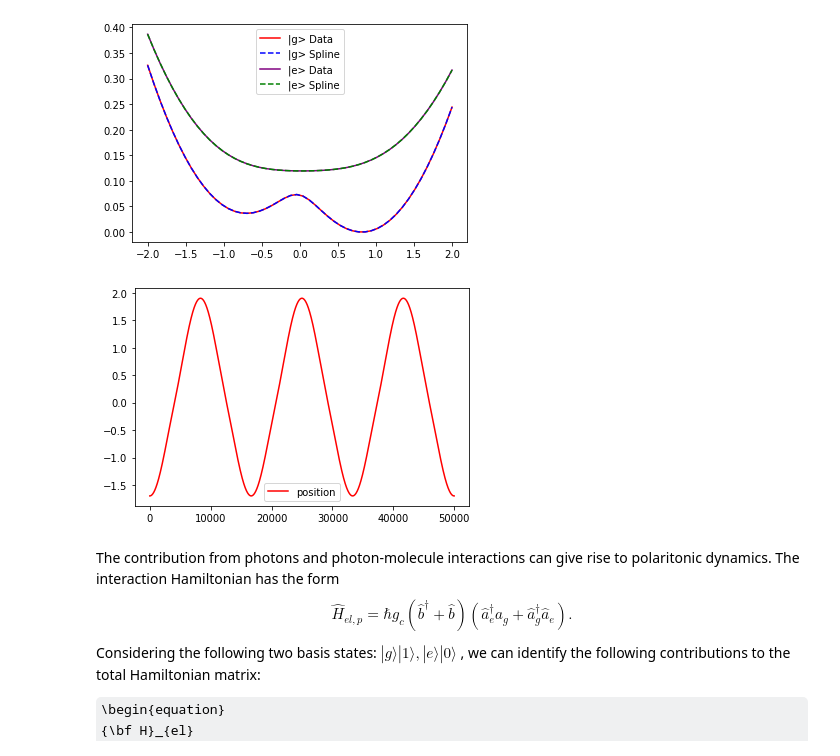
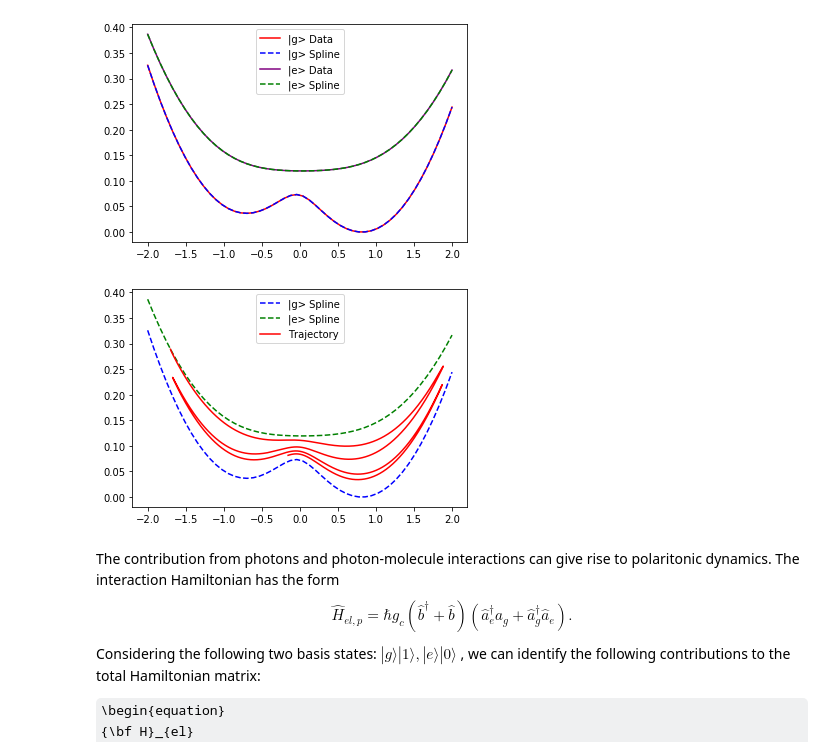
Before and after one commit to FoleyLab/PyCQED, a Jupyter notebook: Polariton_Hamiltonian.ipynb, the cells around one changed output. Drawn from its saved outputs; the diff is of its cells as text; code cells hidden in the pictures; some formulas as TeX source.

Commit message:
added electronic updates

```diff
--- a/Polariton_Hamiltonian.ipynb
+++ b/Polariton_Hamiltonian.ipynb
@@ -186,10 +186,7 @@ plt.show()
 # %% [output]
 [figure]
 # %%
-def VelocityVerlet(g_spline, e_spline, c_g, c_e, mass, r_curr, v_curr, dt):
-    ### get p_g and p_e
-    p_g = np.conj(c_g) * c_g
-    p_e = np.conj(c_e) * c_e
+def VelocityVerlet(g_spline, e_spline, p_g, p_e, mass, r_curr, v_curr, dt):
     ### compute acceleration ... first we need force
     F_curr = -1 * p_g * g_spline(r_curr) - p_e * e_spline(r_curr)
     ### now get acceleration from a = F/m
@@ -208,28 +310,51 @@ def VelocityVerlet(g_spline, e_spline, c_g, c_e, mass, r_curr, v_curr, dt):
 # %%
 M = 1009883
 ri = -1.7
 vi = 0.
-dt = 1.
-c_g = np.sqrt(5/9)
-c_e = np.sqrt(4/9)
+dt = 0.2
+c_g = np.sqrt(0/9)
+c_e = np.sqrt(9/9)
 
-time = np.zeros(50000)
-v_of_t = np.zeros(50000)
-r_of_t = np.zeros(50000)
+N_time = 50000*3
+time = np.zeros(N_time)
+v_of_t = np.zeros(N_time)
+r_of_t = np.zeros(N_time)
+e_of_t = np.zeros(N_time)
 
-for i in range(0,50000):
+### density matrix
+D = np.zeros((2,2),dtype=complex)
+D[1,1] = 1.+0j
+### Hamiltonian matrix
+H = np.zeros((2,2))
+H[0,0] = Eg_spline(ri)
+H[1,1] = Ee_spline(ri)
+
+for i in range(0,N_time):
+    #### Update nuclear coordinate first
     time[i] = i*dt
-    res = VelocityVerlet(Fg_spline, Fe_spline, c_g, c_e, M, ri, vi, dt)
+    res = VelocityVerlet(Fg_spline, Fe_spline, np.real(D[0,0]), np.real(D[1,1]), M, ri, vi, dt)
     ri = res[0]
     vi = res[1]
     r_of_t[i] = ri
     v_of_t[i] = vi
+    e_of_t[i] = np.real(D[0,0]) * Eg_spline(ri) + np.real(D[1,1]) * Ee_spline(ri)
+    ### now update electronic density matrix
+    H[0,0] = Eg_spline(ri)
+    H[1,1] = Ee_spline(ri)
+    Dp1 = RK4(H, D, dt, i*dt)
+    D = np.copy(Dp1)
 
-plt.plot(time, r_of_t, 'red', label='position')
+#plt.plot(time, r_of_t, 'red', label='position')
+#plt.legend()
+#plt.show()
+
+plt.plot(rlist, Eg_spline(rlist), 'b--', label='|g> Spline')
+plt.plot(rlist, Ee_spline(rlist), 'g--', label='|e> Spline')
+plt.plot(r_of_t, e_of_t, 'red', label='Trajectory')
 plt.legend()
 plt.show()
 # %% [output]
-[figure, old version]
+[figure, new version]
 # %% [markdown]
 The contribution from photons and photon-molecule interactions can give rise to polaritonic dynamics.  The interaction Hamiltonian has the form
 \begin{equation}
```
Also changed, not shown: parts of 1 cell of this notebook.
